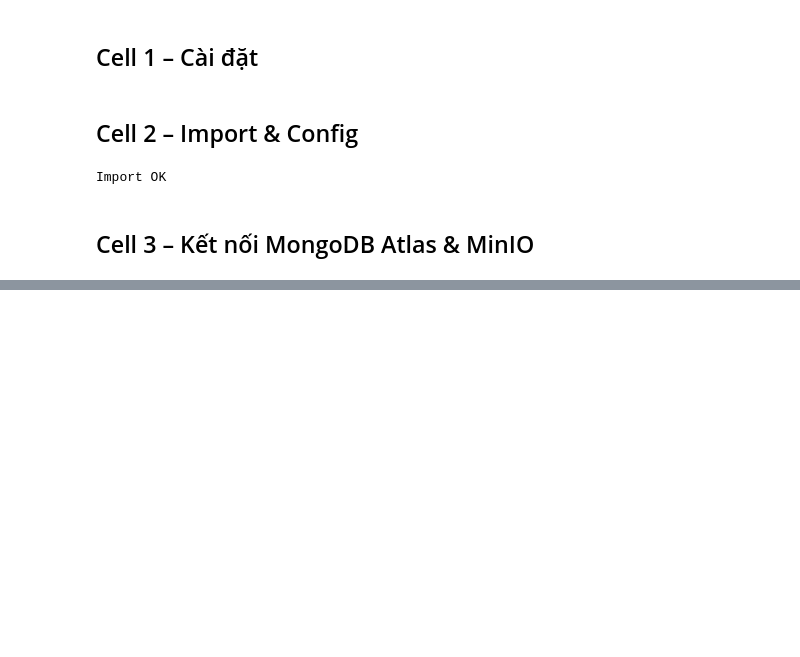
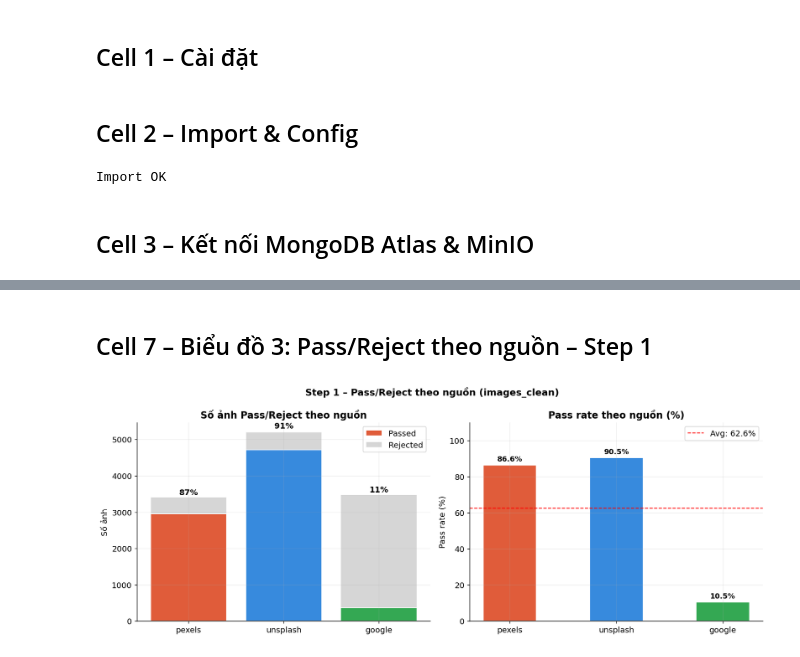
Before and after one commit to phatdat20905/landscape-image-clustering, a Jupyter notebook: notebooks/eda_preprocessing.ipynb, the cells around one changed output, grey strips where cells are left out. Drawn from its saved outputs; the diff is of its cells as text; code cells hidden in the pictures; blank space fills up the shorter version.

```diff
--- a/notebooks/eda_preprocessing.ipynb
+++ b/notebooks/eda_preprocessing.ipynb
@@ -678,0 +251,43 @@ print(SEP)
+# %% [markdown]
+## Cell 7 – Biểu đồ 3: Pass/Reject theo nguồn – Step 1
+# %%
+src_col = 'source' if 'source' in df_clean.columns else 'keyword'
+if 'source' in df_clean.columns and len(df_clean) > 0:
+    src_pass = df_clean[df_clean['cleaned']==True ]['source'].value_counts().reindex(SOURCES, fill_value=0)
+    src_rej  = df_clean[df_clean['cleaned']==False]['source'].value_counts().reindex(SOURCES, fill_value=0)
+
+    fig, axes = plt.subplots(1, 2, figsize=(13, 5))
+    fig.suptitle('Step 1 – Pass/Reject theo nguồn (images_clean)', fontsize=13, fontweight='bold')
+
+    axes[0].bar(SOURCES, src_pass, color=[SOURCE_COLORS[s] for s in SOURCES],
+               label='Passed', edgecolor='white')
+    axes[0].bar(SOURCES, src_rej, bottom=src_pass,
+               color='#CCCCCC', label='Rejected', edgecolor='white', alpha=0.8)
+    axes[0].set_title('Số ảnh Pass/Reject theo nguồn', fontweight='bold')
+    axes[0].set_ylabel('Số ảnh'); axes[0].legend()
+    for i, src in enumerate(SOURCES):
+        total = src_pass[src]+src_rej[src]
+        if total > 0:
+            axes[0].text(i, total+total*0.02, f'{src_pass[src]/total*100:.0f}%',
+                        ha='center', fontweight='bold', fontsize=11)
+
+    pass_rates = [src_pass[s]/(src_pass[s]+src_rej[s])*100
+                  if src_pass[s]+src_rej[s]>0 else 0 for s in SOURCES]
+    bars = axes[1].bar(SOURCES, pass_rates,
+                      color=[SOURCE_COLORS[s] for s in SOURCES],
+                      edgecolor='white', width=0.5)
+    axes[1].set_title('Pass rate theo nguồn (%)', fontweight='bold')
+    axes[1].set_ylabel('Pass rate (%)'); axes[1].set_ylim(0, 110)
+    avg_rate = sum(pass_rates)/len(pass_rates)
+    axes[1].axhline(avg_rate, color='red', linestyle='--', linewidth=1.2,
+                   label=f'Avg: {avg_rate:.1f}%')
+    axes[1].legend()
+    for bar, v in zip(bars, pass_rates):
+        axes[1].text(bar.get_x()+bar.get_width()/2,
+                    v+2, f'{v:.1f}%', ha='center', fontweight='bold', fontsize=10)
+
+    plt.tight_layout()
+    plt.savefig('reports/preprocessing/03_pass_reject_source.png', dpi=150, bbox_inches='tight')
+    plt.show()
+# %% [output]
+[figure, added]
```
Also changed, not shown: parts of 53 cells of this notebook, 4 other files.
